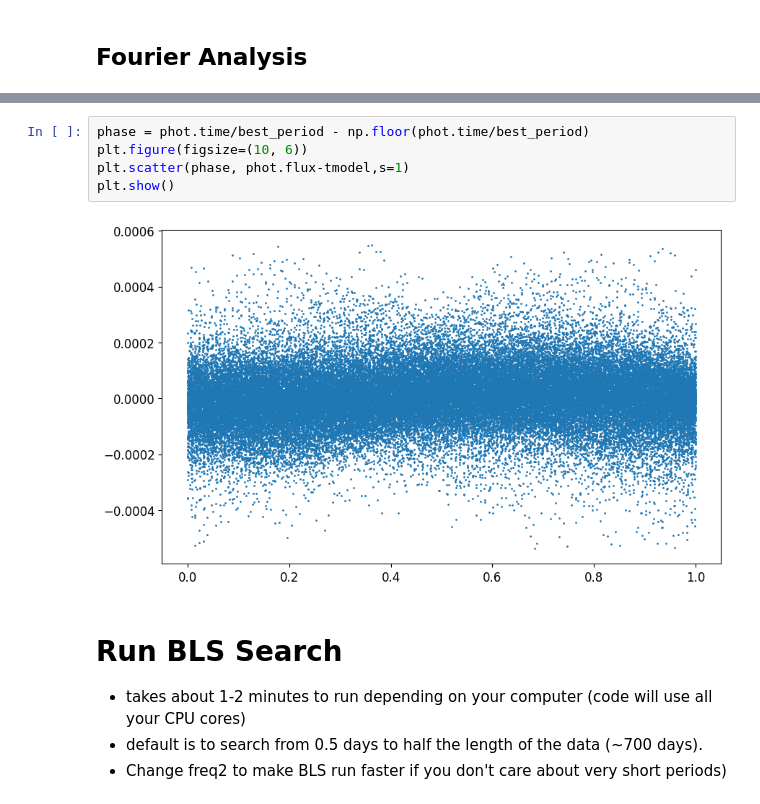
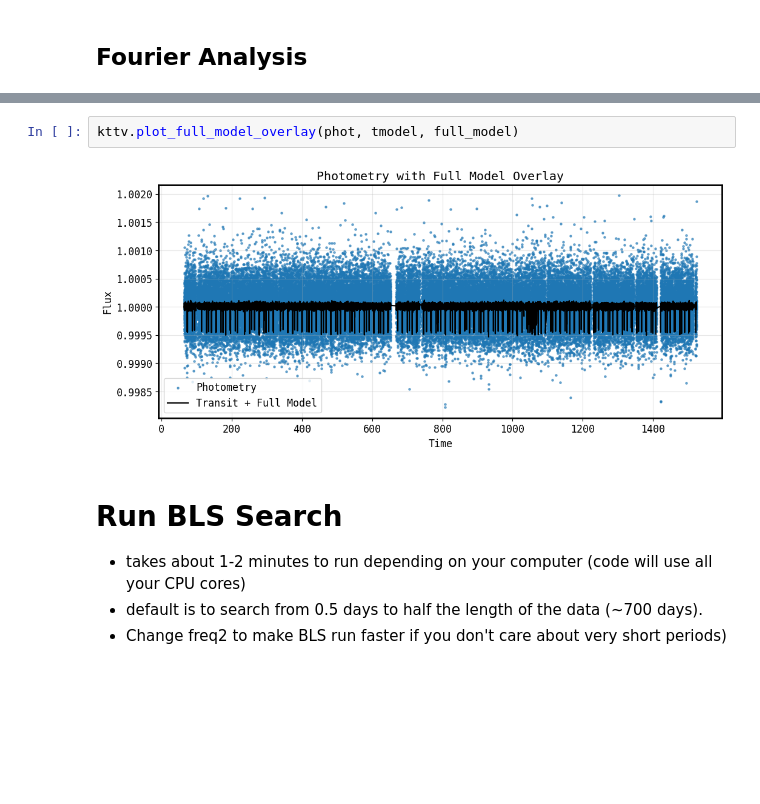
Before and after one commit to jasonfrowe/Kepler_TTV, a Jupyter notebook: Kepler_TTV.ipynb, the cells around one changed output, grey strips where cells are left out. Saved outputs shown, nothing was run; the diff lists cells and outputs as text; blank space fills up the shorter version.

```diff
--- a/Kepler_TTV.ipynb
+++ b/Kepler_TTV.ipynb
@@ -366,10 +359,7 @@ Signal 20: Period=2.4668, Frequency=0.4054, Amplitude=0.000
-# %%
-phase = phot.time/best_period - np.floor(phot.time/best_period)
-plt.figure(figsize=(10, 6))
-plt.scatter(phase, phot.flux-tmodel,s=1)
-plt.show()
-# %% [output]
-[figure, removed]
+# %%
+kttv.plot_full_model_overlay(phot, tmodel, full_model)
+# %% [output]
+[figure, added]
 # %% [markdown]
 # Run BLS Search
  - takes about 1-2 minutes to run depending on your computer (code will use all your CPU cores)
```
Also changed, not shown: parts of 21 cells of this notebook, 2 other files.
